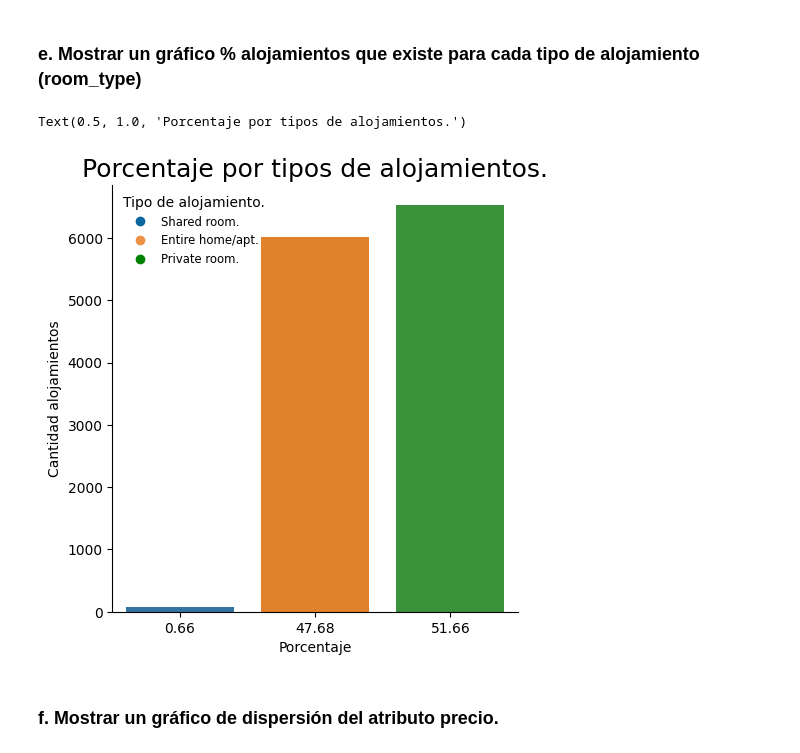
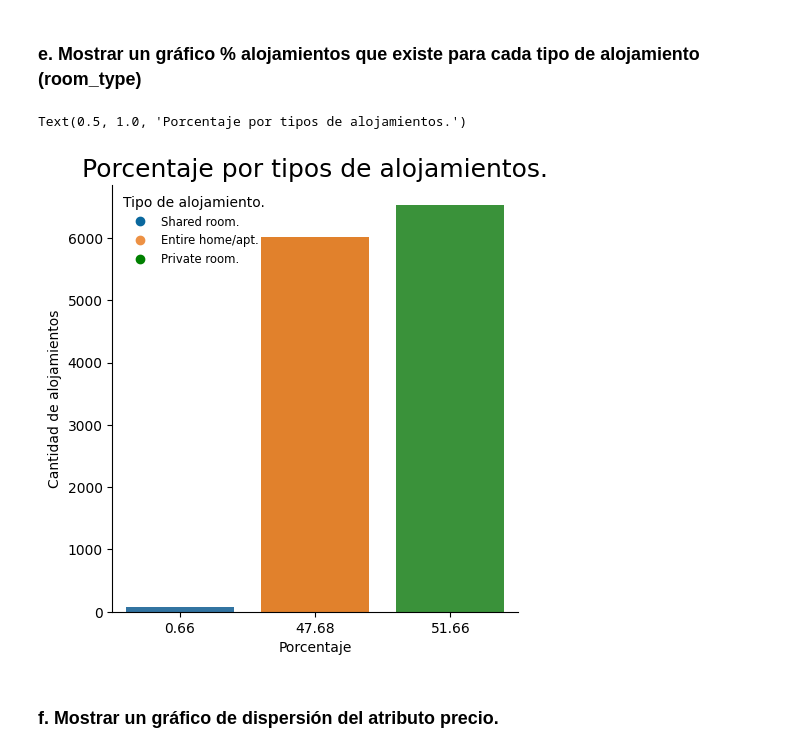
Before and after one commit to villa85/curso_python_2, a Jupyter notebook: Proyecto_III_Visualización_de_Datos/PROYECTO3_YUNIEL_VILLALON_PYTHON20.ipynb, the cells around one changed output. Cells and saved outputs as stored; diff of their text form; code cells hidden in the pictures.

```diff
--- a/Proyecto_III_Visualización_de_Datos/PROYECTO3_YUNIEL_VILLALON_PYTHON20.ipynb
+++ b/Proyecto_III_Visualización_de_Datos/PROYECTO3_YUNIEL_VILLALON_PYTHON20.ipynb
@@ -94,24 +101,22 @@ c_p
 # %% [markdown]
 ### e. Mostrar un gráfico % alojamientos que existe para cada tipo de alojamiento (room_type)
 # %%
-ax = sb.catplot(x = "percentage", y="room_type", data=c_p, kind="bar")
+ax = sb.catplot(x = "Porcentaje", y="Cantidad de alojamientos", data=c_p, kind="bar") # grafico de barrras
+# Se les da formato a elemento de la leyenda
 a = Line2D([], [], marker='o', linestyle='', markersize=6, color='#0a689e',  label='Shared room.')
 b = Line2D([], [], marker='o', linestyle='', markersize=6, color='#ed9144', label='Entire home/apt.')
 c = Line2D([], [], marker='o', linestyle='', markersize=6, color='green', label='Private room.')
 plt.legend(
     handles=[a, b, c],
     title='Tipo de alojamiento.',
     loc='best',
     fontsize='small',
     frameon=False
     )
-
-ax.set (xlabel = 'Porcentaje',
-        ylabel = 'Cantidad alojamientos')
 plt.title("Porcentaje por tipos de alojamientos.", size=18)
 # %% [output]
 Text(0.5, 1.0, 'Porcentaje por tipos de alojamientos.')
-[figure, old version]
+[figure, new version]
 # %% [markdown]
 ### f.  Mostrar un gráfico de dispersión del atributo precio.
 # %%
```
Also changed, not shown: parts of 19 cells of this notebook, 1 other file.
